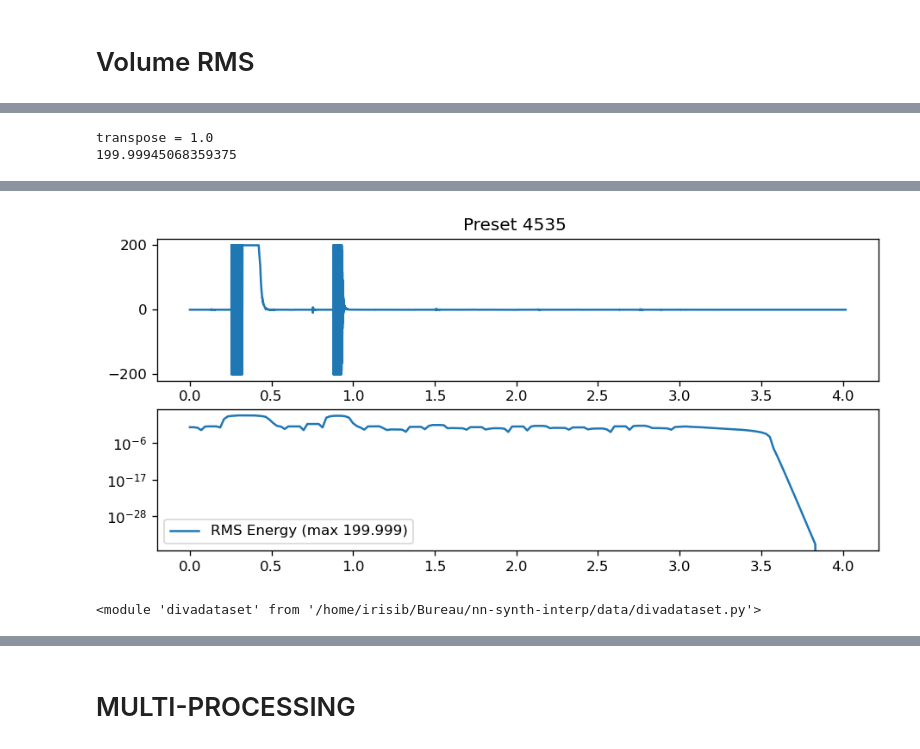
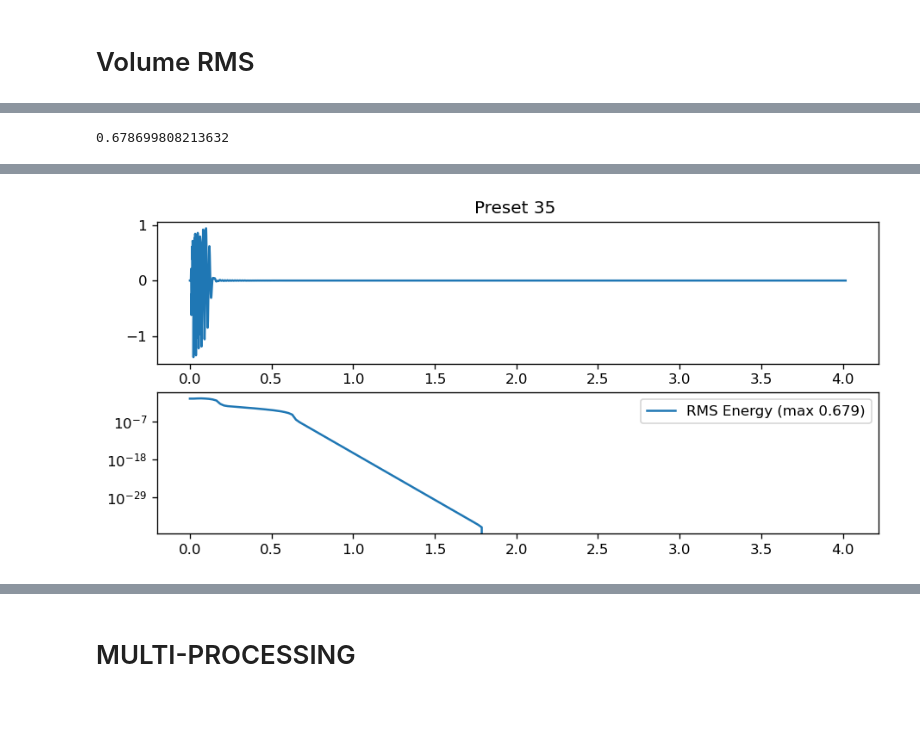
Before and after one commit to gwendal-lv/preset-gen-vae, a Jupyter notebook: Diva_notebook.ipynb, the cells around one changed output, grey strips where cells are left out. Saved outputs shown, nothing was run; the diff lists cells and outputs as text; code cells hidden in the pictures; blank space fills up the shorter version.

```diff
--- a/Diva_notebook.ipynb
+++ b/Diva_notebook.ipynb
@@ -103,10 +103,11 @@ plt.show()
 [figure]
 # %%
 %%time
-diva_dataset = divadataset.DivaDataset(note_duration = 3.0, n_fft = 512, fft_hop = 512,
-                               midi_note=60, midi_velocity=100, n_mel_bins=-1,
-                               normalize_audio=False, spectrogram_min_dB=-120.0,
-                               spectrogram_normalization ='min_max')
+diva_dataset = divadataset.DivaDataset(note_duration=3.0, n_fft=512, fft_hop=512, multi_note_spectrogram=False,
+                               midi_note=60, midi_velocity=100, midi_notes=((40, 85), (50, 85), (60, 42), (60, 85), (60, 127), (70, 85)),
+                               n_mel_bins=-1, normalize_audio=False, spectrogram_min_dB=-120.0,
+                               spectrogram_normalization='min_max')
 
+diva_dataset.Configure_parameters(constant_filter_and_tune_params=True, osc_param_off=False, dry_param_off=True, scope_param_off=False, fx_param_off=True)
 diva_dataset.generate_wav_files()
 # %% [output]
@@ -353,3 +350,31 @@ print(possibles_values)
 [0.0, 1.0]
 # %% [markdown]
 # Volume RMS
+# %%
+midi_notes = ((40, 85), (50, 85), (60, 42), (60, 85), (60, 127), (70, 85))
+
+
+def render_and_plot_audio(preset_idx, midi_notes):
+    audio_list = []
+    Fs_list = []
+    for note in midi_notes:
+        audio, Fs = diva_dataset.get_wav_file(preset_idx, note[0], note[1])
+        t = np.linspace(0.0, len(audio)/Fs, num=len(audio), endpoint=True)
+        fig, axes = plt.subplots(2, 1, figsize=(9, 4))
+        axes[0].plot(t, audio)
+        axes[0].set_title("Preset {} : ({}, {}), min audio = {:.3f}".format(preset_idx, note[0], note[1], audio.min()))
+        rms = librosa.feature.rms(y=audio)
+        times = librosa.times_like(rms)
+        axes[1].semilogy(times, rms[0], label='RMS Energy (max {:.3f})'.format(rms[0].max()))
+        axes[1].legend()
+        print(audio.min())
+        audio_list.append(audio)
+        Fs_list.append(Fs)
+    return audio_list, Fs_list
+
+# [9, 73, 80, 157, 167, 181, 182, 209, 233, 239]
+# [157, 167, 181, 182, 209, 233, 239, 304, 429, 437]
+audio_list, Fs_list = render_and_plot_audio(4535, midi_notes)
+Audio(audio_list[3], rate=Fs_list[3])
+# VOIR 78 (RMS DE FIN 200 inaudible), 35(RMS A PLUS DE 1 mais audible), 8576(RMS TROP HAUT MAIS AUDIBLE) 9868
+# Je dirais de vérifier à partir de l'audio p-e ? 157 vénère
@@ -357,41 +581,36 @@ print(possibles_values)
 def render_and_plot_audio(preset_idx, load_pre_rendered_wav=False, dry = False):
     midi_note = 60
     midi_vel = 100
 
     if not load_pre_rendered_wav:
         # Nouvelle instance de DIVA à chaque nouveau rendu (pour éviter hanging notes...)
         diva_renderer = diva.Diva()
         preset = diva_db.get_preset_values(preset_idx, plugin_format=True)
         diva_renderer.assign_preset(preset)
-        diva_renderer.set_default_general_filter_and_tune_params(dry = dry)
+        diva_renderer.set_default_general_filter_and_tune_params()
+        diva_renderer.set_dry_params_off()
         audio = diva_renderer.render_note(midi_note, midi_vel, normalize=False)
         Fs = diva_renderer.Fs
 
     else:
         audio, Fs = diva_dataset.get_wav_file(preset_idx, midi_note, midi_vel)
     t = np.linspace(0.0, len(audio)/Fs, num=len(audio), endpoint=True)
     fig, axes = plt.subplots(2, 1, figsize=(9, 4))
     axes[0].plot(t, audio)
     axes[0].set_title("Preset {} ".format(preset_idx))
     rms = librosa.feature.rms(y=audio)
     times = librosa.times_like(rms)
     axes[1].semilogy(times, rms[0], label='RMS Energy (max {:.3f})'.format(rms[0].max()))
     axes[1].legend()
 
     return audio, Fs, rms[0].max()
 
-audio, Fs, rms_max = render_and_plot_audio(4535, dry = False)
+audio, Fs, rms_max = render_and_plot_audio(35, dry = False)
 print(rms_max)
 Audio(audio, rate=Fs)
 #4535 son de merde 35
 # %% [output]
-transpose = 1.0
-199.99945068359375
+0.678699808213632
 [interactive output not drawn]
-[figure, old version]
+[figure, new version]
-# %%
-importlib.reload(diva)
-importlib.reload(divadataset)
-# %% [output]
-<module 'divadataset' from '/home/irisib/Bureau/nn-synth-interp/data/divadataset.py'>
 # %%
```
Also changed, not shown: parts of 28 cells of this notebook, 9 other files.
